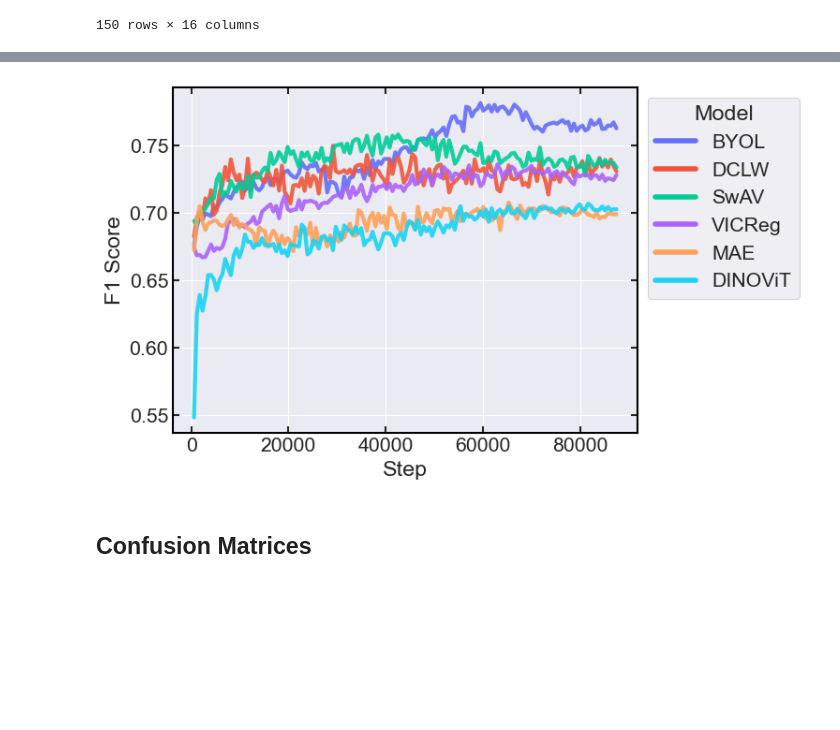
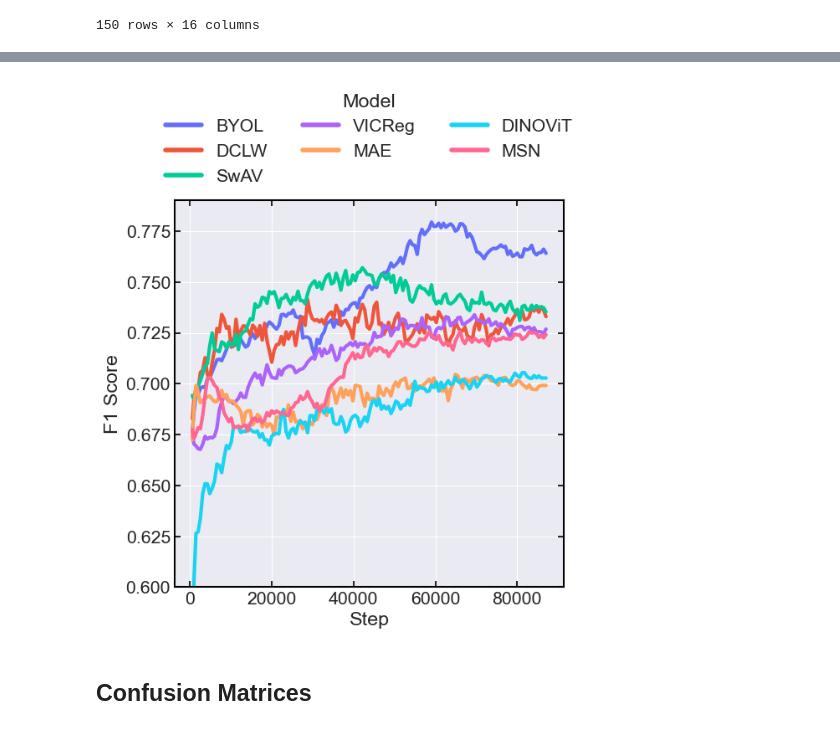
Before and after one commit to faris-k/self-supervised-wafermaps, a Jupyter notebook: notebooks/2.0-Figures-kNN-benchmark.ipynb, the cells around one changed output, grey strips where cells are left out. Saved outputs shown, nothing was run; the diff lists cells and outputs as text; code cells hidden in the pictures; blank space fills up the shorter version.

```diff
--- a/notebooks/2.0-Figures-kNN-benchmark.ipynb
+++ b/notebooks/2.0-Figures-kNN-benchmark.ipynb
@@ -41,10 +41,10 @@ plot_columns = ["Step", "BYOL", "DCLW", "SwAV", "VICReg", "MAE", "SimSiam", "Sim
 # plot_columns = ["Step", "DCLW", "SwAV", "BYOL", "VICReg", "MAE", "SimSiam", "SimMIM"]
 
 plot_df = pd.melt(
-    f1_df[plot_columns], id_vars="Step", var_name="Model", value_name="F1 Score"
+    f1_df[plot_columns].ewm(alpha=0.6).mean(), id_vars="Step", var_name="Model", value_name="F1 Score"
 )
 
-fig, ax = plt.subplots()
+fig, ax = plt.subplots(figsize=(6, 6))
 ax_thiccify(ax)
 sns.lineplot(
     data=plot_df,
@@ -52,12 +52,18 @@ sns.lineplot(
     y="F1 Score",
     hue="Model",
     lw=3,
-    alpha=0.9,
+    # alpha=0.9,
     legend="full",
     ax=ax,
     palette=px.colors.qualitative.Plotly,
 )
-legend_thiccify(ax, legend_title="Model")
-# plt.savefig("../reports/figures/knn_f1_seaborn.png", dpi=300, bbox_inches="tight")
+legend = plt.legend()
+for line in legend.get_lines():
+    line.set_linewidth(4)
+sns.move_legend(
+    ax, "lower center", bbox_to_anchor=(.5, 1), title="Model", ncol=3, frameon=False
+)
+# legend_thiccify(ax, legend_title="Model")
+plt.savefig("../reports/figures/knn_f1_seaborn.png", dpi=300, bbox_inches="tight")
 plt.show()
 # %% [output]
@@ -65,29 +71,35 @@ plt.show()
 # %%
-plot_columns = ["Step", "BYOL", "DCLW", "SwAV", "VICReg", "MAE", "DINOViT",]
-# plot_columns = ["Step", "DCLW", "SwAV", "BYOL", "VICReg", "MAE", "SimSiam", "SimMIM"]
+plot_columns = ["Step", "BYOL", "DCLW", "SwAV", "VICReg", "MAE", "DINOViT", "MSN"]
 
 plot_df = pd.melt(
-    f1_df[plot_columns], id_vars="Step", var_name="Model", value_name="F1 Score"
+    f1_df[plot_columns].ewm(alpha=0.6).mean(), id_vars="Step", var_name="Model", value_name="F1 Score"
 )
 
-fig, ax = plt.subplots()
+fig, ax = plt.subplots(figsize=(6, 6))
 ax_thiccify(ax)
 sns.lineplot(
     data=plot_df,
     x="Step",
     y="F1 Score",
     hue="Model",
     lw=3,
-    alpha=0.9,
+    # alpha=0.9,
     legend="full",
     ax=ax,
     palette=px.colors.qualitative.Plotly,
 )
-legend_thiccify(ax, legend_title="Model")
-# plt.savefig("../reports/figures/knn_f1_seaborn.png", dpi=300, bbox_inches="tight")
+# legend_thiccify(ax, legend_title="Model")
+legend = plt.legend()
+for line in legend.get_lines():
+    line.set_linewidth(4)
+sns.move_legend(
+    ax, "lower center", bbox_to_anchor=(.5, 1), title="Model", ncol=3, frameon=False
+)
+ax.set_ylim(0.6, 0.79)
+plt.savefig("../reports/figures/knn_f1_seaborn_top.png", dpi=300, bbox_inches="tight")
 plt.show()
 # %% [output]
-[figure, old version]
+[figure, new version]
 # %%
 fig = px.line(
     plot_df,
```
Also changed, not shown: parts of 3 cells of this notebook, 29 other files.
